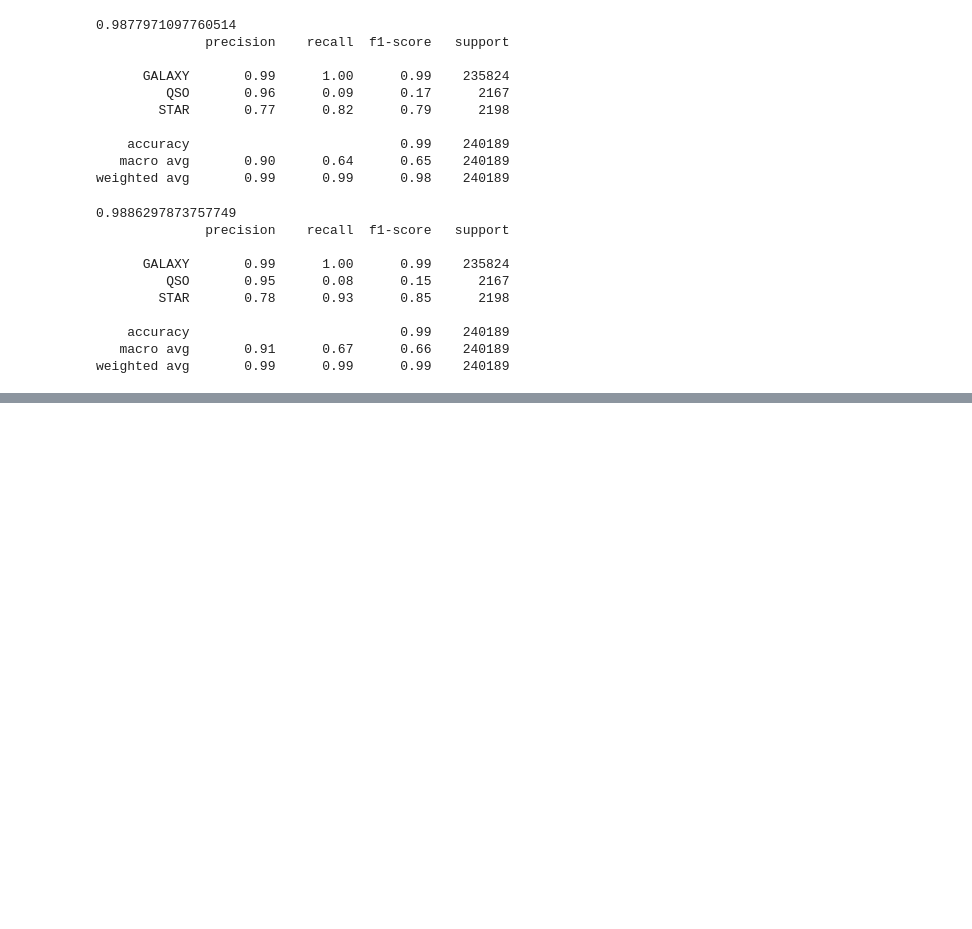
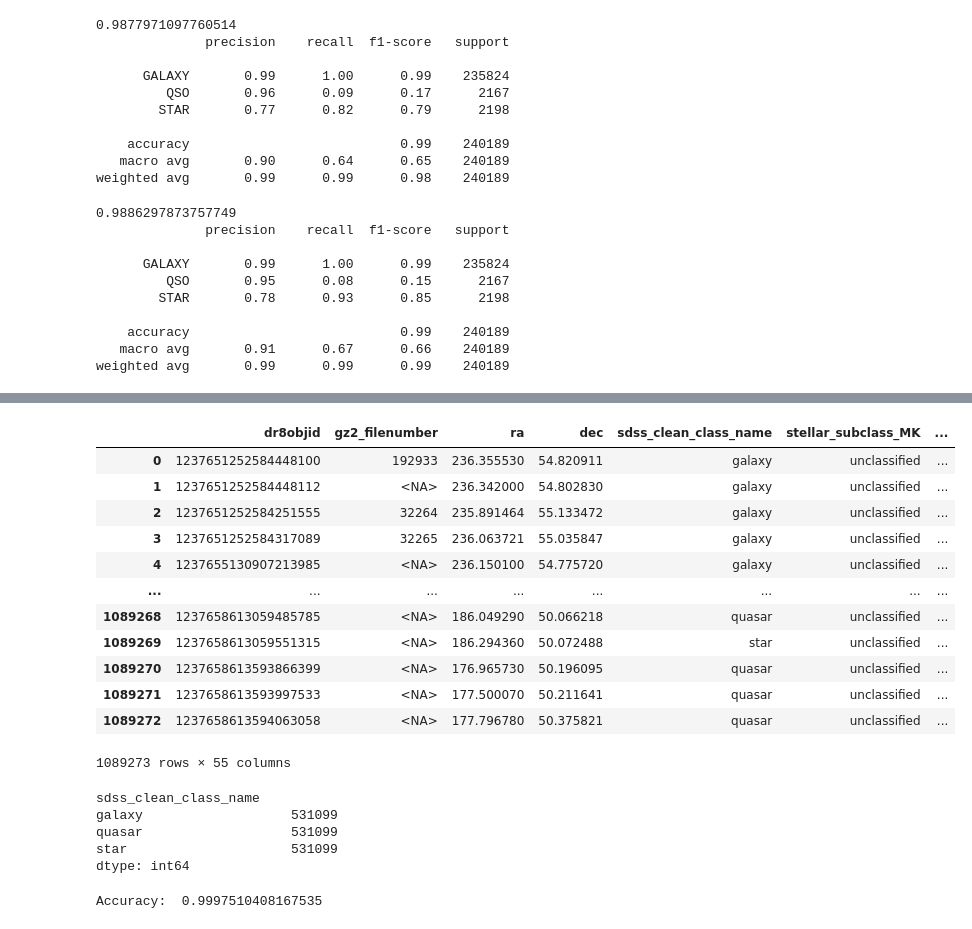
Before and after one commit to jspencermorris/galaxies_sdss, a Jupyter notebook: notebooks/testing.ipynb, the cells around one changed output, grey strips where cells are left out. Cells and saved outputs as stored; diff of their text form; code cells hidden in the pictures; blank space fills up the shorter version.

Commit message:
finalizing initial model

```diff
--- a/notebooks/testing.ipynb
+++ b/notebooks/testing.ipynb
@@ -170,0 +186,36 @@ to classify an object as either a galaxy, quasar or star. We have opted to use s
+# %%
+sdss_headers = pd.read_csv('../data/processed/sdss_primary.csv', header=0, index_col=0, nrows=0).columns.tolist()
+
+# specify groups of primary columns
+object_identifiers = ['dr8objid']
+galaxy_identifiers = ['gz2_filenumber']
+object_locations = ['ra', 'dec']
+object_class_labels = ['sdss_clean_class_name']
+star_class_labels = ['stellar_subclass_MK']
+galaxy_class_labels =['gz2_subclass_hubble']
+galaxy_binary_labels = [label for label in sdss_headers if 'flag' in label]
+object_features = ['redshift_final', 'sum_p', 'u-r_p', 'g-i_p', 'r-z_p']
+star_features = ['elodie_color_index', 'elodie_temperature', 'elodie_metallicity']
+# consider adding galaxy features:  ratio of petro_radius to petro_brightness
+
+# create a datatype dictionary for object_identifiers
+col_dtypes = {col: 'string' for col in object_identifiers + galaxy_identifiers}
+
+# load full consolidated sdss dataset
+sdss_primary = pd.read_csv('../data/processed/sdss_primary.csv', header=0, dtype=col_dtypes)
+# %%
+sdss_primary
+# %% [output]
+|  | dr8objid | gz2_filenumber | ra | dec | sdss_clean_class_name | stellar_subclass_MK | ... |
+| 0 | 1237651252584448100 | 192933 | 236.355530 | 54.820911 | galaxy | unclassified | ... |
+| 1 | 1237651252584448112 | <NA> | 236.342000 | 54.802830 | galaxy | unclassified | ... |
+| 2 | 1237651252584251555 | 32264 | 235.891464 | 55.133472 | galaxy | unclassified | ... |
+| 3 | 1237651252584317089 | 32265 | 236.063721 | 55.035847 | galaxy | unclassified | ... |
+| 4 | 1237655130907213985 | <NA> | 236.150100 | 54.775720 | galaxy | unclassified | ... |
+| ... | ... | ... | ... | ... | ... | ... | ... |
+| 1089268 | 1237658613059485785 | <NA> | 186.049290 | 50.066218 | quasar | unclassified | ... |
+| 1089269 | 1237658613059551315 | <NA> | 186.294360 | 50.072488 | star | unclassified | ... |
+| 1089270 | 1237658613593866399 | <NA> | 176.965730 | 50.196095 | quasar | unclassified | ... |
+| 1089271 | 1237658613593997533 | <NA> | 177.500070 | 50.211641 | quasar | unclassified | ... |
+| 1089272 | 1237658613594063058 | <NA> | 177.796780 | 50.375821 | quasar | unclassified | ... |
+1089273 rows × 55 columns
@@ -170,0 +231,8 @@ to classify an object as either a galaxy, quasar or star. We have opted to use s
+# %%
+y_resampled.value_counts()
+# %% [output]
+sdss_clean_class_name
+galaxy                   531099
+quasar                   531099
+star                     531099
+dtype: int64
@@ -170,0 +260,4 @@ to classify an object as either a galaxy, quasar or star. We have opted to use s
+# %%
+print('Accuracy: ',accuracy)
+# %% [output]
+Accuracy:  0.9997510408167535
```
Also changed, not shown: parts of 28 cells of this notebook.
